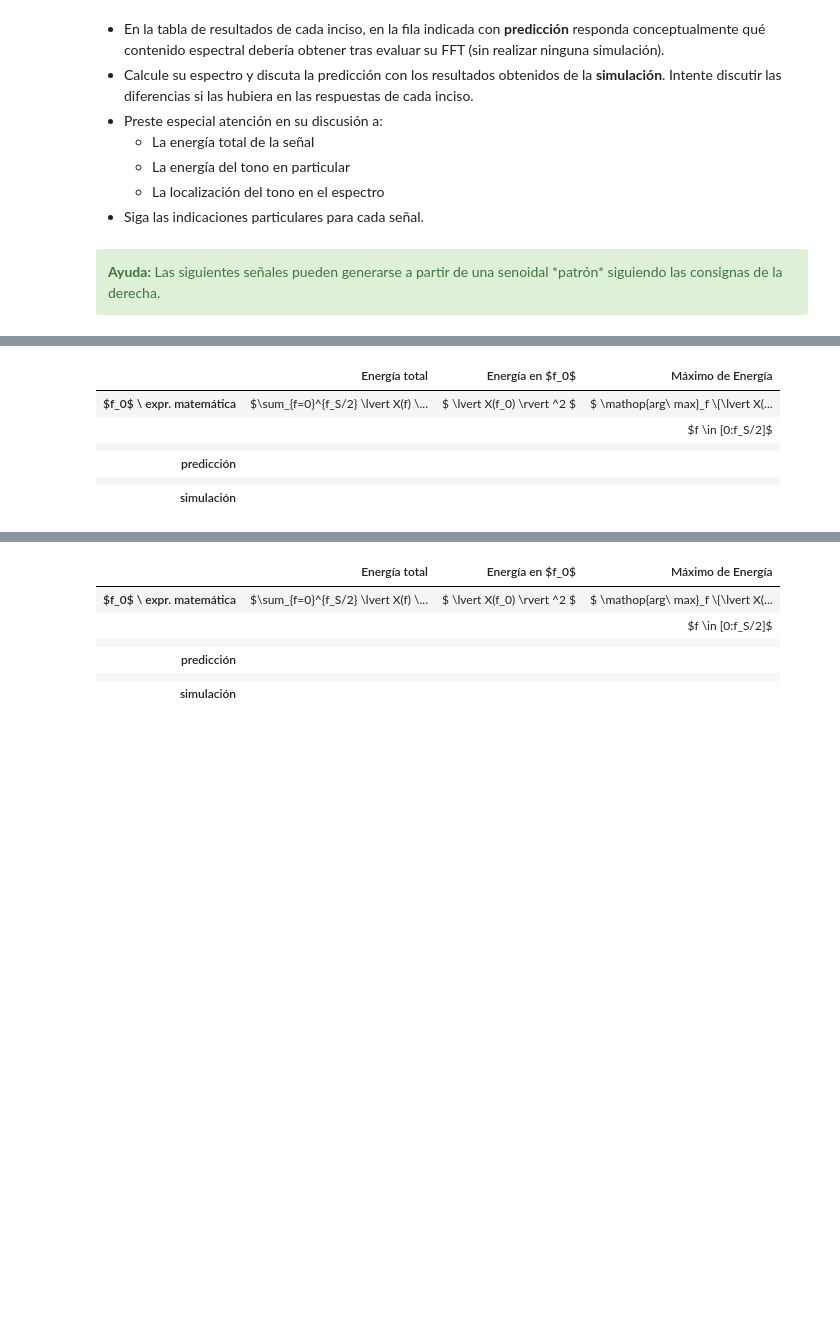
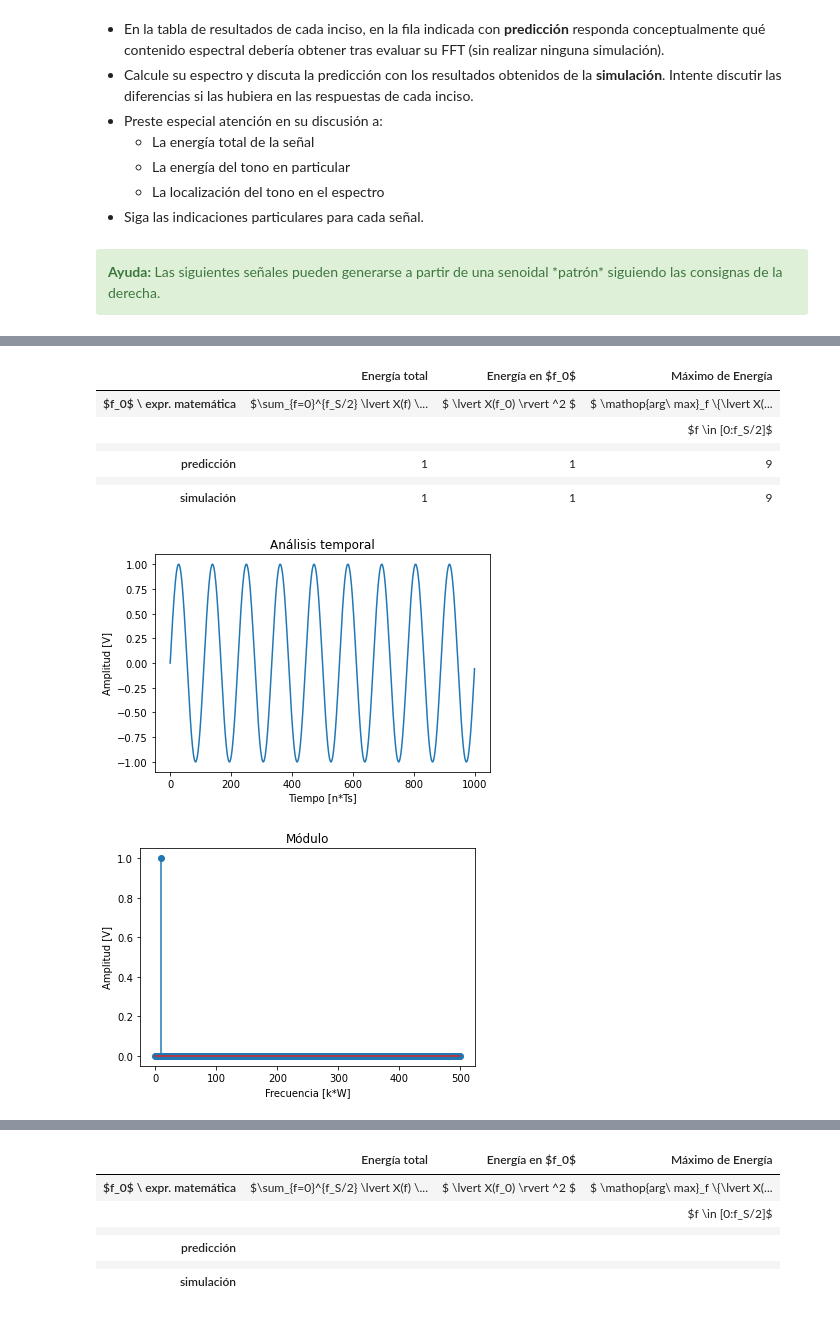
Before and after one commit to lucasliano/PDS_lliano, a Jupyter notebook: TPS/TP1/TP1 - Muestreo de señales - Forurier.ipynb, the cells around one changed output, grey strips where cells are left out. Drawn from its saved outputs; the diff is of its cells as text; code cells hidden in the pictures; blank space fills up the shorter version.

```diff
--- a/TPS/TP1/TP1 - Muestreo de señales - Forurier.ipynb
+++ b/TPS/TP1/TP1 - Muestreo de señales - Forurier.ipynb
@@ -277,9 +277,7 @@ plt.plot(t4,f4)
 <b>2.a)</b> (Opcional) Implemente un algoritmo que calcule la transformada discreta de Fourier (DFT). Utilice las funciones generadoras de señales de 1) para evaluar y ejemplificar su funcionamiento.
 </div>
 # %%
-def mi_analizador(f, N, plotting = False, nombre='f(t)', colorTrazo = 'b'):
-    W = 1/((f[1]-f[0])*N)
-
+def mi_analizador(f, N, W = 1, plotting = False, nombre='f(t)', colorTrazo = 'b'):
     k = np.arange(0,N).astype(int)      #Calculamos la base temporal discreta
 
     Fk = np.zeros(N).astype(complex)    #Generamos un vector vacio con la salida
@@ -596,31 +672,64 @@ Para cada señal propuesta complete los valores que se indican en las siguientes
 # %%
 #######################################
 # Tu simulación que genere resultados #
 #######################################
 
 tus_resultados = [ ['$\sum_{f=0}^{f_S/2} \lvert X(f) \rvert ^2$', '$ \lvert X(f_0) \rvert ^2 $', '$ \mathop{arg\ max}_f \{\lvert X(f) \rvert ^2\} $'],
                    ['',                                     '',                           '$f \in [0:f_S/2]$'],
-                  ['', '', ''],
-                  ['', '', ''], # <-- completar acá
-                  ['', '', ''],
-                  ['', '', '']  # <-- completar acá
+                   [ '', '','']
                  ]
+tus_resultados.append(['1', '1', '9'])
+tus_resultados.append([ '', '',''])
+
+W = fs/N
+fo = 9 * W
+A = 1
+
+t,f = mySignalGenerator ('sin',(fo, A), fs, N, (0, 0));
+
+
+k, Fk, kk, Fkk = mi_analizador(f, N, W);
+
+fig, axs = plt.subplots(1)
+
+axs.plot(f)
+axs.set_xlabel('Tiempo [n*Ts]')
+axs.set_ylabel('Amplitud [V]')
+axs.set_title("Análisis temporal")
+
+fig, axs = plt.subplots(1)
+
+axs.stem(kk* W, np.abs(Fkk), use_line_collection = True)
+axs.set_xlabel('Frecuencia [k*W]')
+axs.set_ylabel('Amplitud [V]')
+axs.set_title("Módulo")
+
+tus_resultados.append([ (np.sum(np.abs(Fkk)**2)     ),
+                        (np.abs(Fkk[int(fo)])       ),
+                        (np.argmax(np.abs(Fkk)**2)  )
+                      ])
+
+
+
+
 df = DataFrame(tus_resultados, columns=['Energía total', 'Energía en $f_0$', 'Máximo de Energía'],
                index=['$f_0$ \ expr. matemática',
                       '',
                       '',
                       'predicción',
                       '',
                       'simulación'])
 HTML(df.to_html())
 # %% [output]
 |  | Energía total | Energía en $f_0$ | Máximo de Energía |
 | $f_0$ \ expr. matemática | $\sum_{f=0}^{f_S/2} \lvert X(f) \... | $ \lvert X(f_0) \rvert ^2 $ | $ \mathop{arg\ max}_f \{\lvert X(... |
 |  |  |  | $f \in [0:f_S/2]$ |
 |  |  |  |  |
-| predicción |  |  |  |
+| predicción | 1 | 1 | 9 |
 |  |  |  |  |
-| simulación |  |  |  |
+| simulación | 1 | 1 | 9 |
+[figure, added]
+[figure, added]
 # %% [markdown]
 <table width="80%" cellpadding="7" cellspacing="0">
 	<col width="50%">
```
Also changed, not shown: parts of 21 cells of this notebook, 6 other files.
